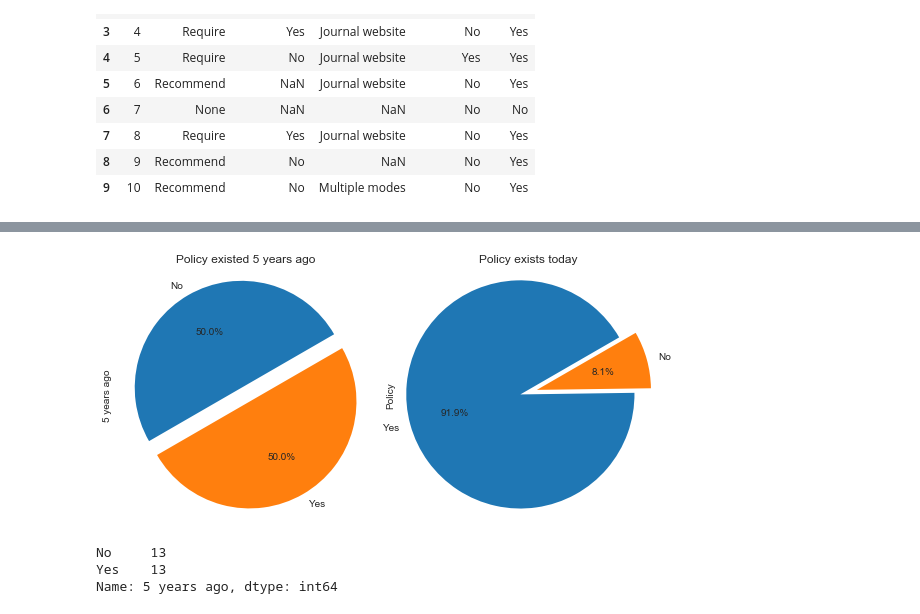
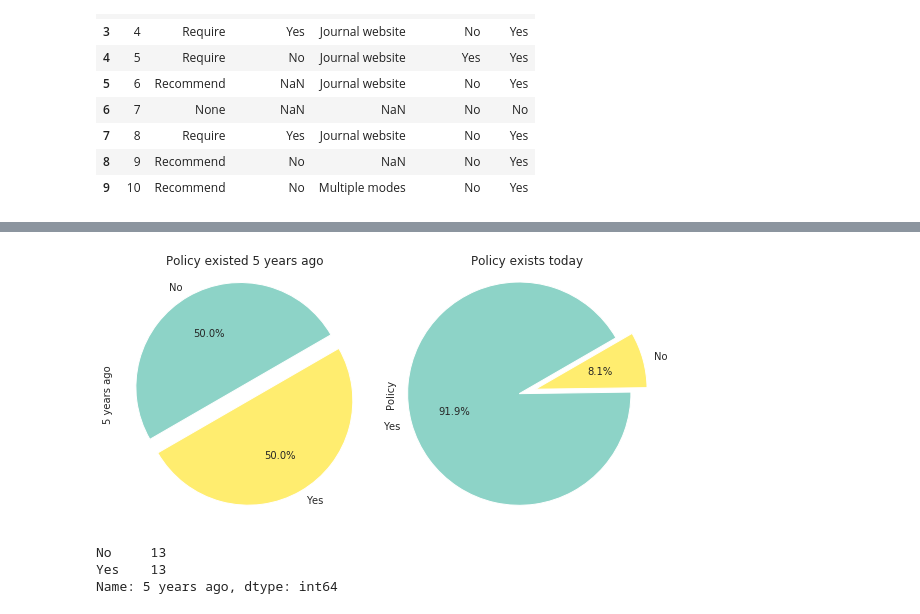
Before and after one commit to atrisovic/econ-data-policy, a Jupyter notebook: econ-data-policy-results.ipynb, the cells around one changed output, grey strips where cells are left out. Saved outputs shown, nothing was run; the diff lists cells and outputs as text; code cells hidden in the pictures.

```diff
--- a/econ-data-policy-results.ipynb
+++ b/econ-data-policy-results.ipynb
@@ -136,31 +137,36 @@ sns.countplot(x='Policy', hue='5 years ago', data=df)
 # %%
 fig = plt.figure(figsize=(8,4))
 
 plt.subplot(1, 2, 1)
 a = df['5 years ago'].value_counts()
+colors = plt.cm.Set3(np.linspace(0,1,2))
 a.plot.pie(y=a.index,
            shadow=False,
            explode=(0, 0.15),
            startangle=30,
            autopct='%1.1f%%',
-           title ="Policy existed 5 years ago")
+           title ="Policy existed 5 years ago",
+           colors=colors)
 
 plt.axis('equal')
 plt.tight_layout()
 
 plt.subplot(1, 2, 2)
 b = df['Policy'].value_counts()
 b.plot.pie(y=b.index,
            shadow=False,
            explode=(0, 0.15),
            startangle=30,
            autopct='%1.1f%%',
-           title ="Policy exists today")
+           title ="Policy exists today",
+           colors=colors)
 
 plt.axis('equal')
 plt.tight_layout()
+
+fig.savefig('img/5-y-ago-and-today-pie.png')
 # %% [output]
-[figure, old version]
+[figure, new version]
 # %%
 a
 # %% [output]
```
Also changed, not shown: parts of 16 cells of this notebook, 7 other files.
